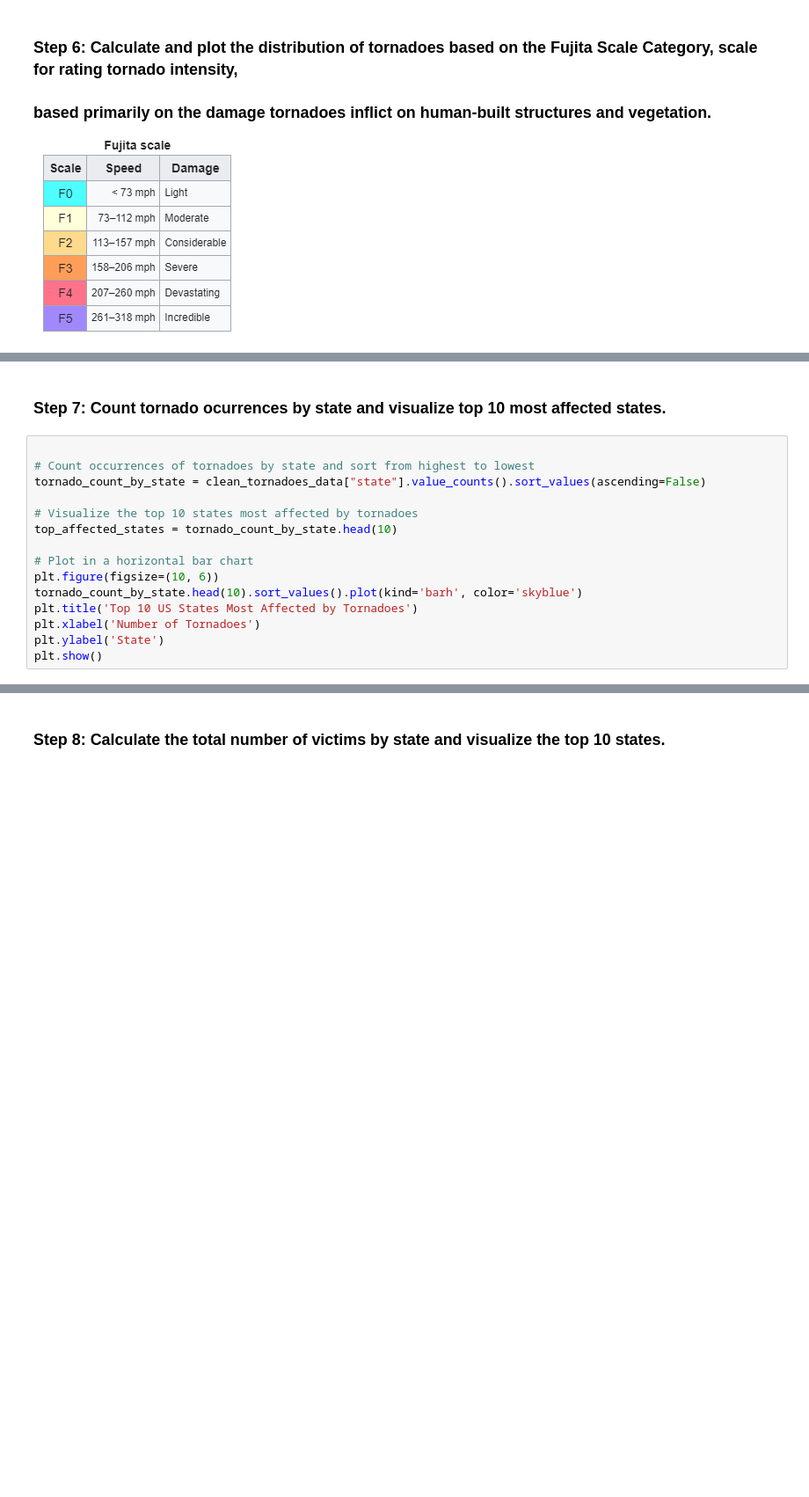
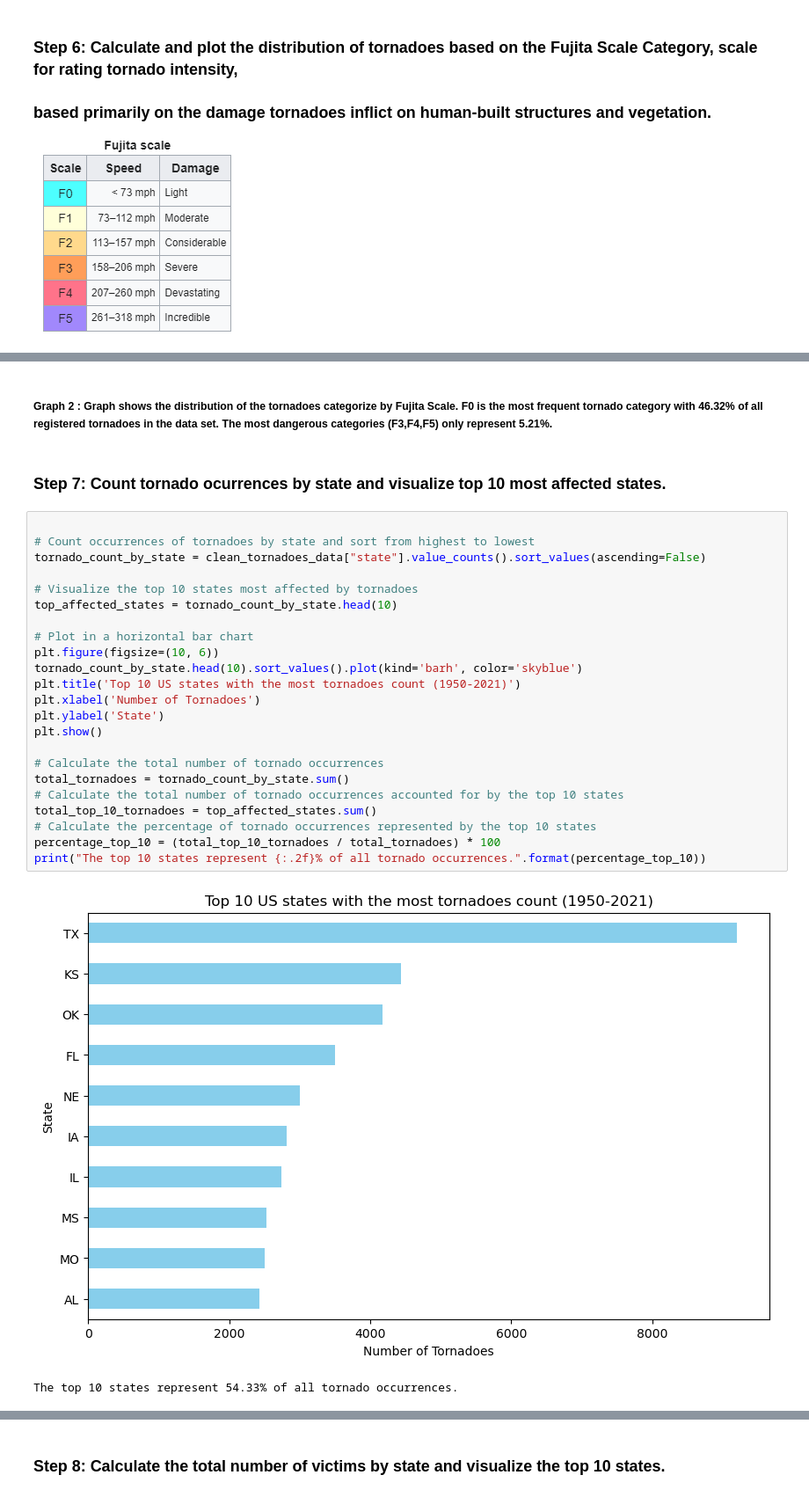
Before and after one commit to PabloUMD/Project1Bootcamp, a Jupyter notebook: Project1.ipynb, the cells around one changed output, grey strips where cells are left out. Shown at 88% size. Saved outputs shown, nothing was run; the diff lists cells and outputs as text; blank space fills up the shorter version.

```diff
--- a/Project1.ipynb
+++ b/Project1.ipynb
@@ -163,17 +235,30 @@ plt.show()
+# %% [markdown]
+##### Graph 2 : Graph shows the distribution of the tornadoes categorize by Fujita Scale. F0 is the most frequent tornado category with 46.32% of all registered tornadoes in the data set. The most dangerous categories (F3,F4,F5) only represent 5.21%.
 # %% [markdown]
 ### Step 7: Count tornado ocurrences by state and visualize top 10 most affected states.
 # %%
 
 # Count occurrences of tornadoes by state and sort from highest to lowest
 tornado_count_by_state = clean_tornadoes_data["state"].value_counts().sort_values(ascending=False)
 
 # Visualize the top 10 states most affected by tornadoes
 top_affected_states = tornado_count_by_state.head(10)
 
 # Plot in a horizontal bar chart
 plt.figure(figsize=(10, 6))
 tornado_count_by_state.head(10).sort_values().plot(kind='barh', color='skyblue')
-plt.title('Top 10 US States Most Affected by Tornadoes')
+plt.title('Top 10 US states with the most tornadoes count (1950-2021)')
 plt.xlabel('Number of Tornadoes')
 plt.ylabel('State')
 plt.show()
+
+# Calculate the total number of tornado occurrences
+total_tornadoes = tornado_count_by_state.sum()
+# Calculate the total number of tornado occurrences accounted for by the top 10 states
+total_top_10_tornadoes = top_affected_states.sum()
+# Calculate the percentage of tornado occurrences represented by the top 10 states
+percentage_top_10 = (total_top_10_tornadoes / total_tornadoes) * 100
+print("The top 10 states represent {:.2f}% of all tornado occurrences.".format(percentage_top_10))
+# %% [output]
+[figure, added]
+The top 10 states represent 54.33% of all tornado occurrences.
```
Also changed, not shown: parts of 15 cells of this notebook.
